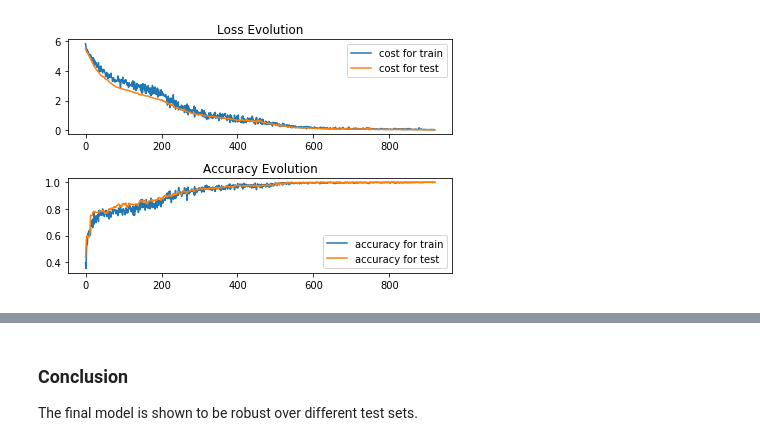
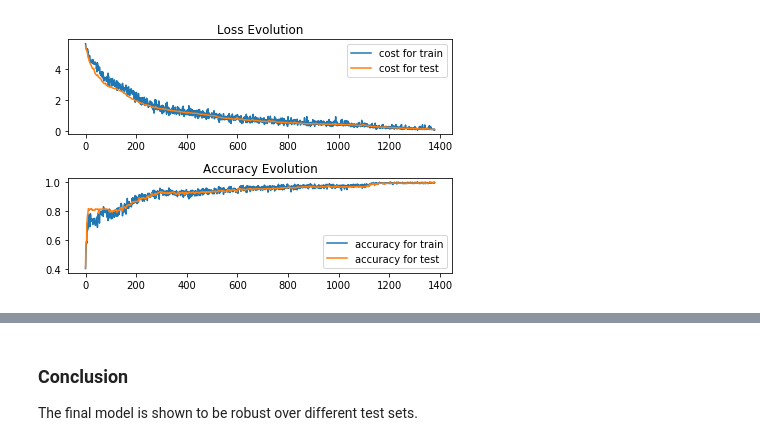
Before and after one commit to riven314/RNN_BinaryAddition, a Jupyter notebook: finalmodel_robust.ipynb, the cells around one changed output, grey strips where cells are left out. Drawn from its saved outputs; the diff is of its cells as text; code cells hidden in the pictures.

```diff
--- a/finalmodel_robust.ipynb
+++ b/finalmodel_robust.ipynb
@@ -70,7 +70,7 @@ hyperparam_cache = {'filename': FILENAME,
                                 'batch_size': 64,
                                 'n_mb': 46,
                                 'num4test': 1000,
-                                'n_epoch': 20,
+                                'n_epoch': 30,
                                 'is_flip': True,
                                 'hidden_dims': [4, 4, 4],
                                 'hidden_activation': 'tanh',
@@ -93,4 +93,4 @@ test loss: 0.0383
-[figure, old version]
+[figure, new version]
 # %%
 # shuffle test set at random seed 103
 hyperparam_cache = {'filename': FILENAME,
```
Also changed, not shown: parts of 6 cells of this notebook, 1 other file.
